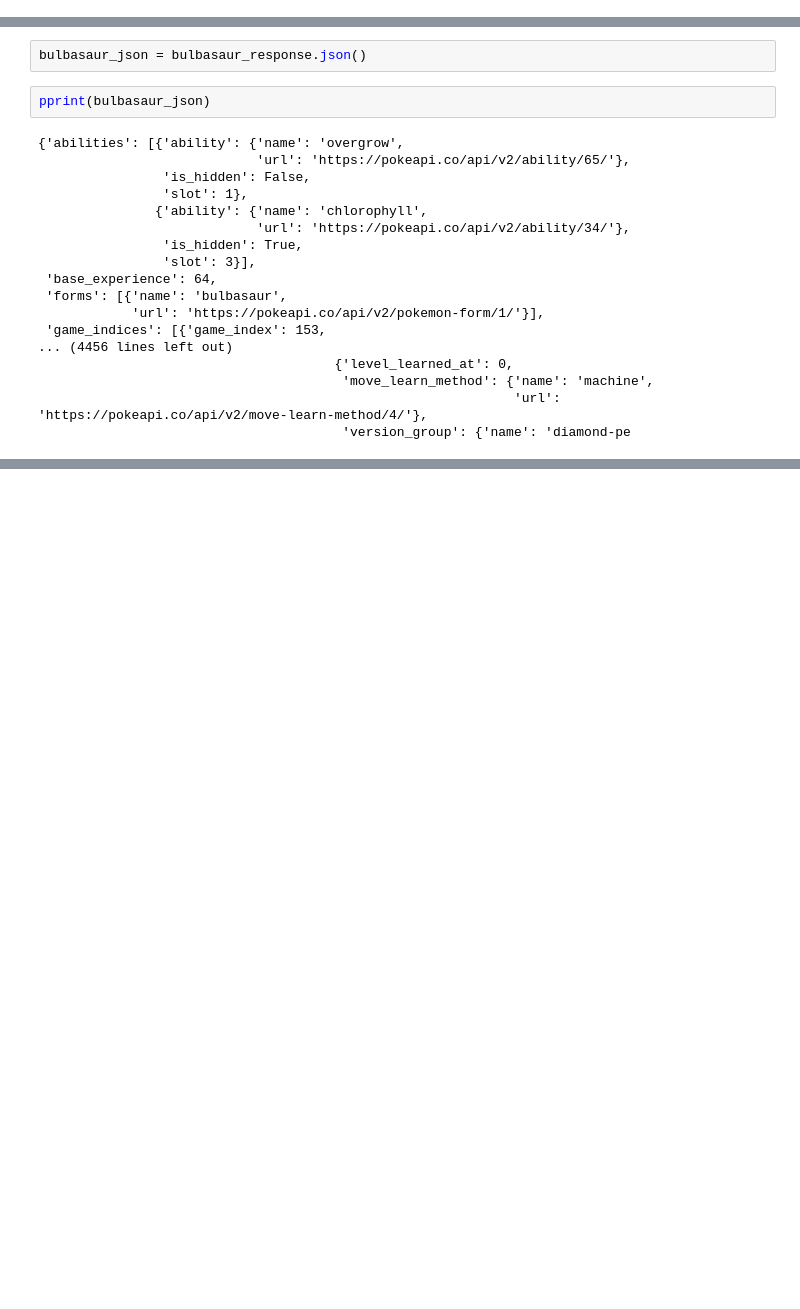
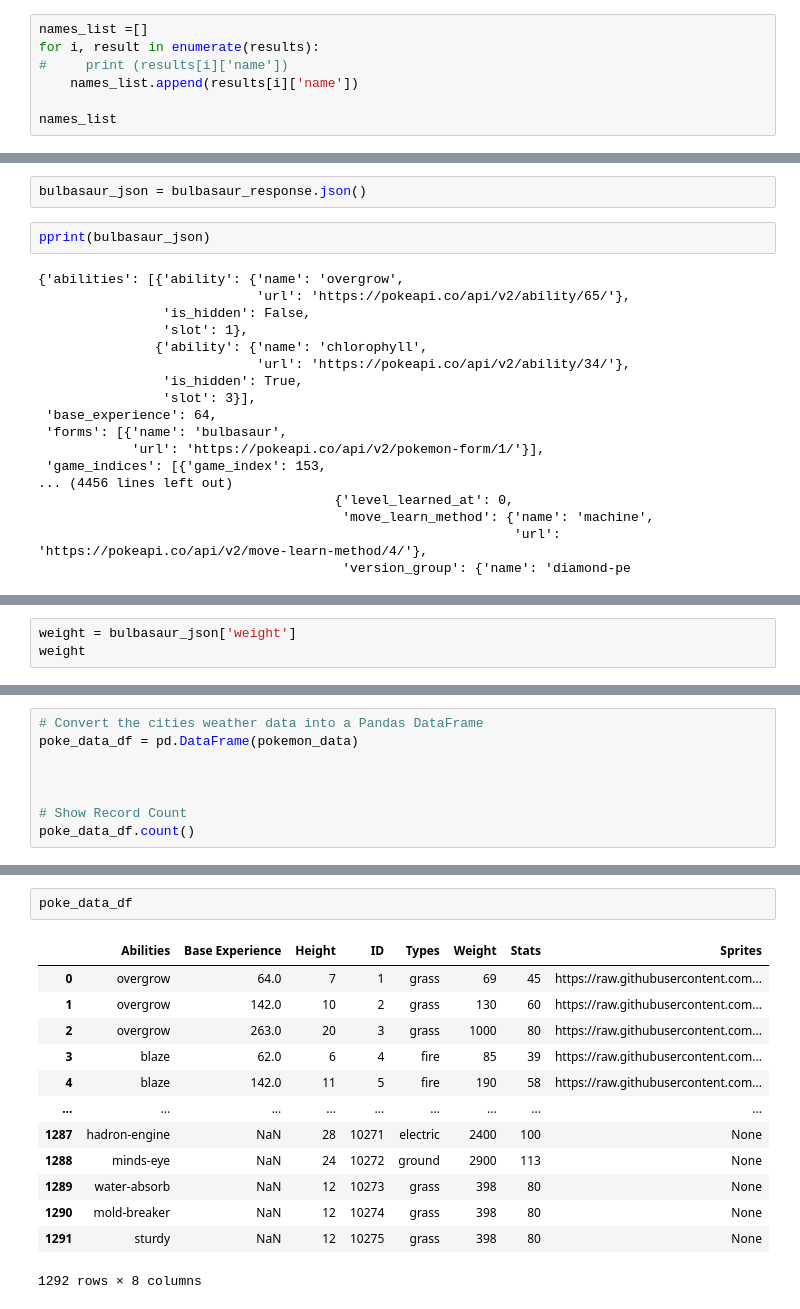
Before and after one commit to digital-buddha42/catch-em-all, a Jupyter notebook: project3.ipynb, the cells around one changed output, grey strips where cells are left out. Drawn from its saved outputs; the diff is of its cells as text; blank space fills up the shorter version.

```diff
--- a/project3.ipynb
+++ b/project3.ipynb
@@ -110,0 +113,7 @@ results[1291]
+# %%
+names_list =[]
+for i, result in enumerate(results):
+#     print (results[i]['name'])
+    names_list.append(results[i]['name'])
+
+names_list
@@ -140,0 +174,3 @@ pprint(bulbasaur_json)
+# %%
+weight = bulbasaur_json['weight']
+weight
@@ -140,0 +242,8 @@ pprint(bulbasaur_json)
+# %%
+# Convert the cities weather data into a Pandas DataFrame
+poke_data_df = pd.DataFrame(pokemon_data)
+
+
+
+# Show Record Count
+poke_data_df.count()
@@ -140,0 +260,16 @@ pprint(bulbasaur_json)
+# %%
+poke_data_df
+# %% [output]
+|  | Abilities | Base Experience | Height | ID | Types | Weight | Stats | Sprites |
+| 0 | overgrow | 64.0 | 7 | 1 | grass | 69 | 45 | https://raw.githubusercontent.com... |
+| 1 | overgrow | 142.0 | 10 | 2 | grass | 130 | 60 | https://raw.githubusercontent.com... |
+| 2 | overgrow | 263.0 | 20 | 3 | grass | 1000 | 80 | https://raw.githubusercontent.com... |
+| 3 | blaze | 62.0 | 6 | 4 | fire | 85 | 39 | https://raw.githubusercontent.com... |
+| 4 | blaze | 142.0 | 11 | 5 | fire | 190 | 58 | https://raw.githubusercontent.com... |
+| ... | ... | ... | ... | ... | ... | ... | ... | ... |
+| 1287 | hadron-engine | NaN | 28 | 10271 | electric | 2400 | 100 | None |
+| 1288 | minds-eye | NaN | 24 | 10272 | ground | 2900 | 113 | None |
+| 1289 | water-absorb | NaN | 12 | 10273 | grass | 398 | 80 | None |
+| 1290 | mold-breaker | NaN | 12 | 10274 | grass | 398 | 80 | None |
+| 1291 | sturdy | NaN | 12 | 10275 | grass | 398 | 80 | None |
+1292 rows × 8 columns
```
Also changed, not shown: parts of 16 cells of this notebook, 1 other file.
